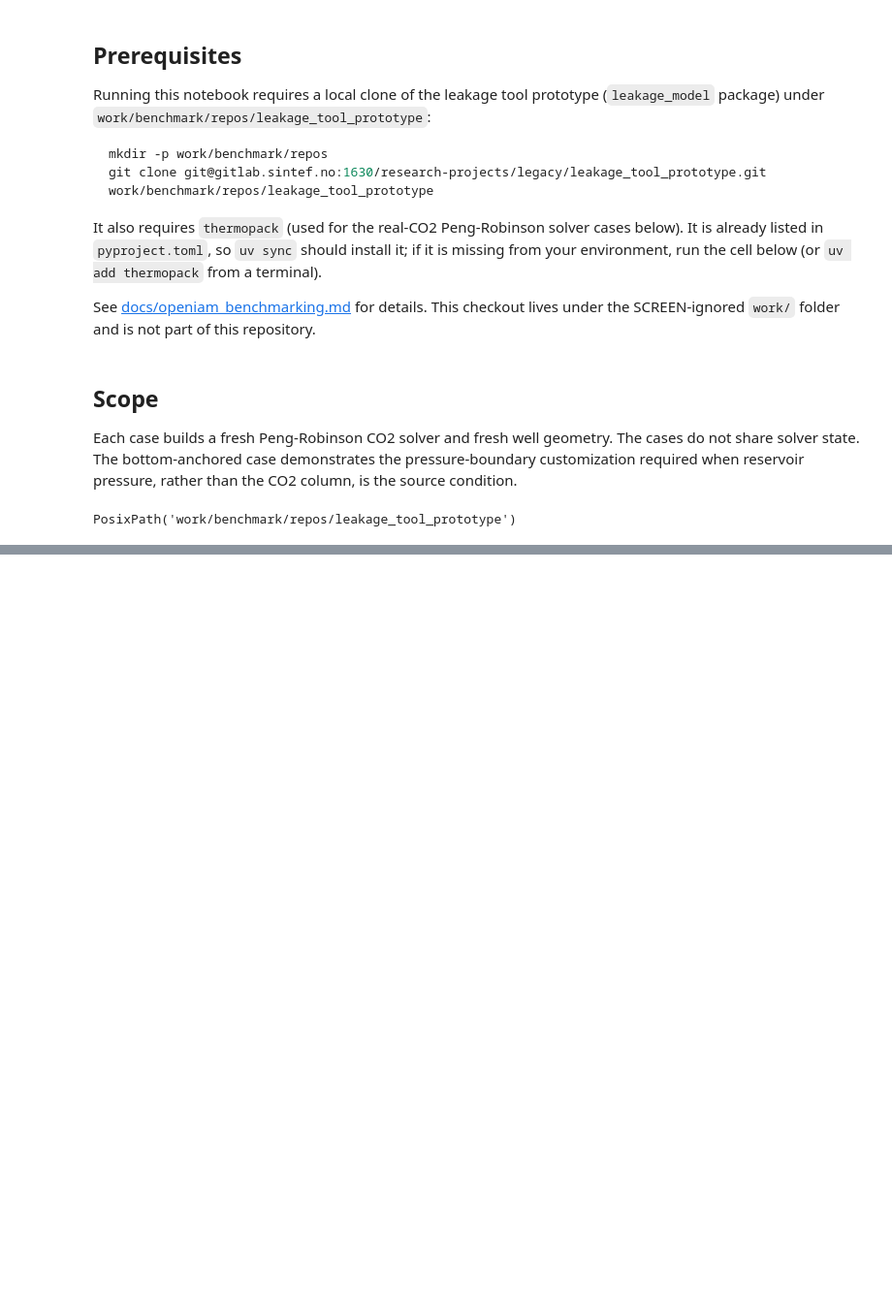
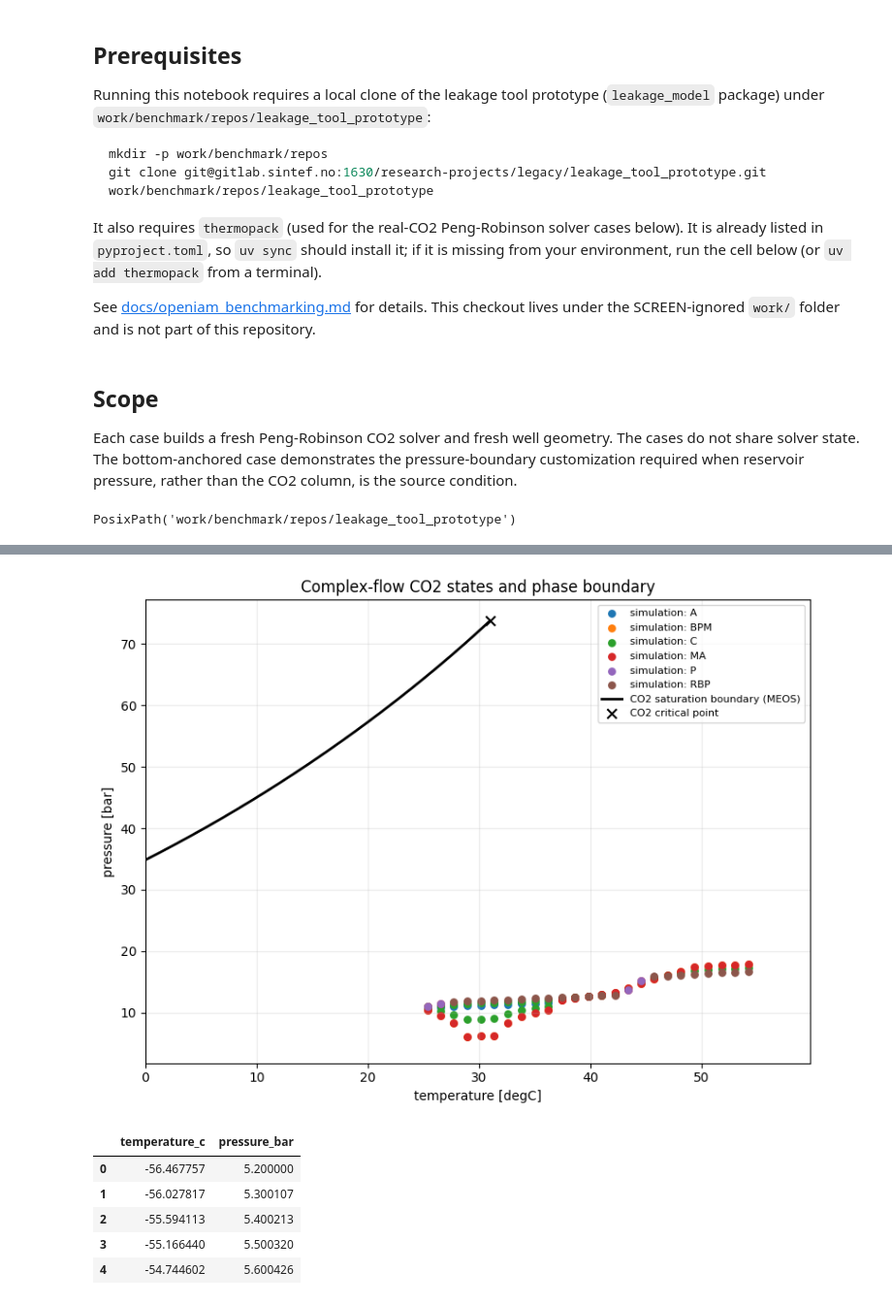
Before and after one commit to equinor/SCREEN, a Jupyter notebook: notebooks/08A_round2_leakage_tool_screen_reproduction.ipynb, the cells around one changed output, grey strips where cells are left out. Shown at 97% size. Drawn from its saved outputs; the diff is of its cells as text; code cells hidden in the pictures; blank space fills up the shorter version.

```diff
--- a/notebooks/08A_round2_leakage_tool_screen_reproduction.ipynb
+++ b/notebooks/08A_round2_leakage_tool_screen_reproduction.ipynb
@@ -347,0 +260,63 @@ pd.DataFrame({
+# %%
+# Overlay the real CO2 saturation boundary from Thermopack MEOS.
+from thermopack.multiparameter import multiparam
+
+co2_meos = multiparam("CO2", "MEOS")
+co2_boundary_temperature_k, co2_boundary_pressure_pa = co2_meos.get_envelope_twophase(
+    initial_pressure=5.2e5,
+    z=np.array([1.0]),
+    maximum_pressure=8.0e6,
+    minimum_temperature=216.6,
+    step_size_factor=0.5,
+)
+
+co2_boundary = pd.DataFrame(
+    {
+        "temperature_c": co2_boundary_temperature_k - 273.15,
+        "pressure_bar": co2_boundary_pressure_pa / 1.0e5,
+    }
+).sort_values("temperature_c")
+
+fig, axis = plt.subplots(figsize=(8, 6))
+for path_type, path_data in indexed_pressure_temperature.groupby("path_type"):
+    axis.scatter(
+        path_data["temperature_c"],
+        path_data["pressure_bar"],
+        s=28,
+        label=f"simulation: {path_type}",
+    )
+axis.plot(
+    co2_boundary["temperature_c"],
+    co2_boundary["pressure_bar"],
+    color="black",
+    linewidth=2.0,
+    label="CO2 saturation boundary (MEOS)",
+)
+axis.scatter(
+    [30.978],
+    [73.773],
+    color="black",
+    marker="x",
+    s=55,
+    label="CO2 critical point",
+)
+axis.set_xlabel("temperature [degC]")
+axis.set_ylabel("pressure [bar]")
+axis.set_xlim(left=0)
+axis.set_title("Complex-flow CO2 states and phase boundary")
+axis.grid(alpha=0.25)
+axis.legend(fontsize=8)
+fig.tight_layout()
+phase_boundary_plot_path = co2_visualization_dir / "co2_phase_boundary_overlay.png"
+fig.savefig(phase_boundary_plot_path, dpi=150, bbox_inches="tight")
+plt.show()
+
+co2_boundary.head()
+# %% [output]
+[figure, added]
+|  | temperature_c | pressure_bar |
+| 0 | -56.467757 | 5.200000 |
+| 1 | -56.027817 | 5.300107 |
+| 2 | -55.594113 | 5.400213 |
+| 3 | -55.166440 | 5.500320 |
+| 4 | -54.744602 | 5.600426 |
```
Also changed, not shown: parts of 9 cells of this notebook, 1 other file.
